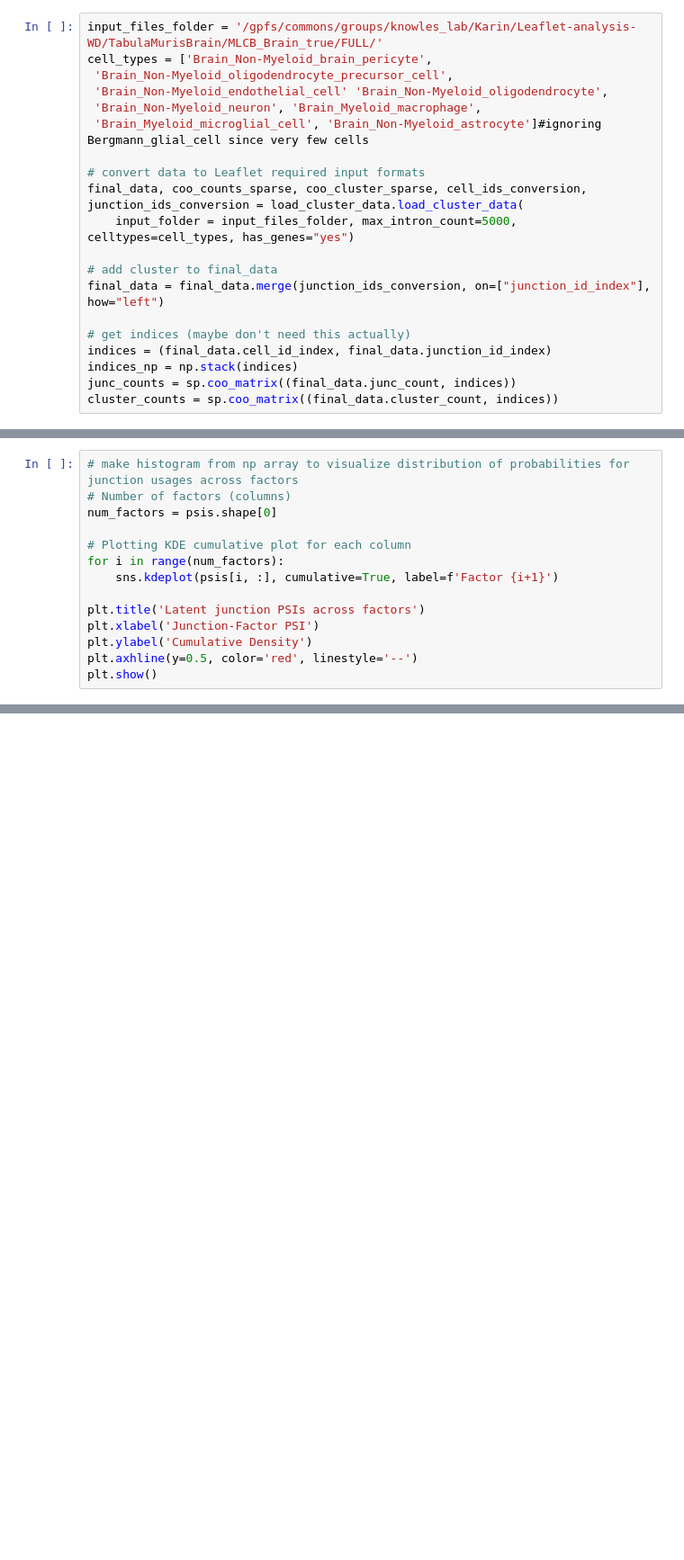
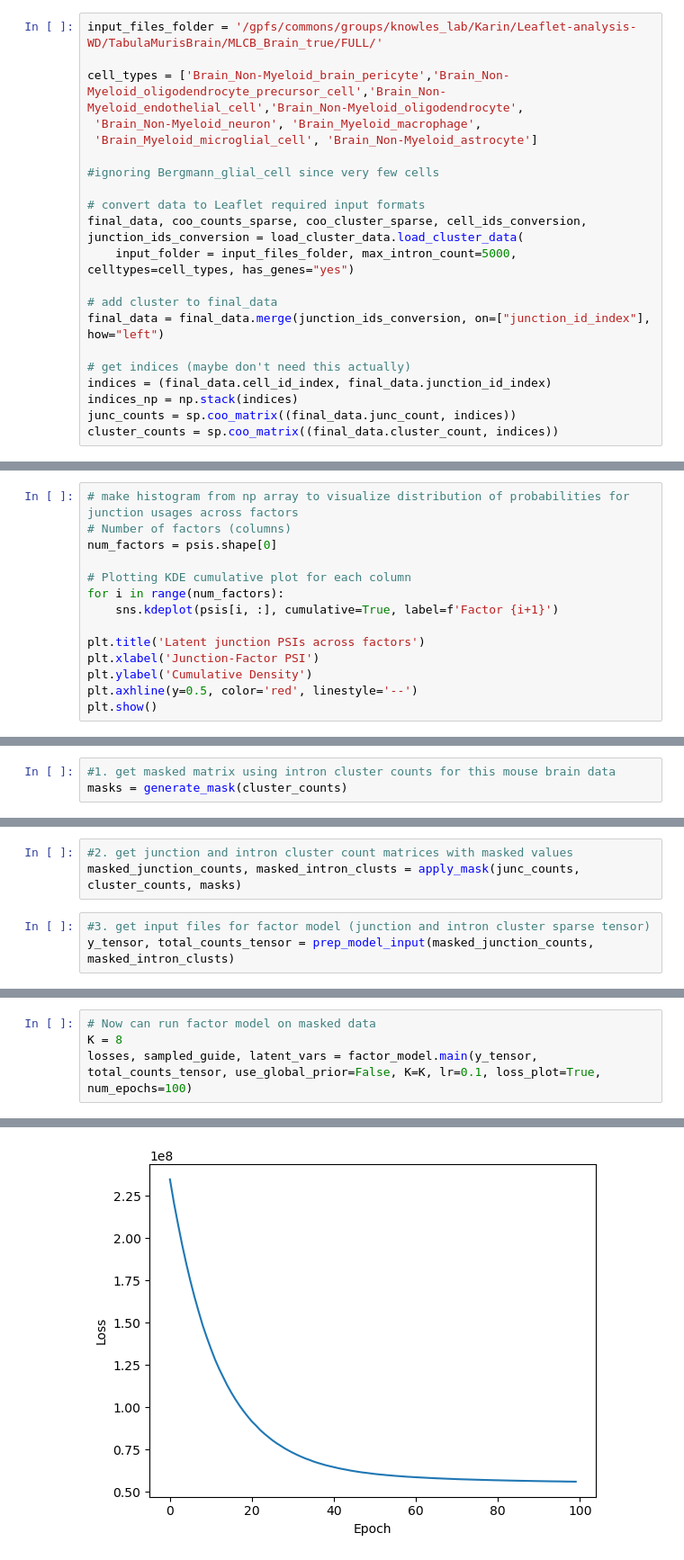
Before and after one commit to daklab/LeafletSC, a Jupyter notebook: notebooks/example_analysis/run_beta-dirichlet-factor_model.ipynb, the cells around one changed output, grey strips where cells are left out. Shown at 90% size. Saved outputs shown, nothing was run; the diff lists cells and outputs as text; blank space fills up the shorter version.

```diff
--- a/notebooks/example_analysis/run_beta-dirichlet-factor_model.ipynb
+++ b/notebooks/example_analysis/run_beta-dirichlet-factor_model.ipynb
@@ -33,11 +33,12 @@ float_type = {
 cpu
 # %%
 input_files_folder = '/gpfs/commons/groups/knowles_lab/Karin/Leaflet-analysis-WD/TabulaMurisBrain/MLCB_Brain_true/FULL/'
-cell_types = ['Brain_Non-Myeloid_brain_pericyte',
- 'Brain_Non-Myeloid_oligodendrocyte_precursor_cell',
- 'Brain_Non-Myeloid_endothelial_cell' 'Brain_Non-Myeloid_oligodendrocyte',
+
+cell_types = ['Brain_Non-Myeloid_brain_pericyte','Brain_Non-Myeloid_oligodendrocyte_precursor_cell','Brain_Non-Myeloid_endothelial_cell','Brain_Non-Myeloid_oligodendrocyte',
  'Brain_Non-Myeloid_neuron', 'Brain_Myeloid_macrophage',
- 'Brain_Myeloid_microglial_cell', 'Brain_Non-Myeloid_astrocyte']#ignoring Bergmann_glial_cell since very few cells
+ 'Brain_Myeloid_microglial_cell', 'Brain_Non-Myeloid_astrocyte']
+
+#ignoring Bergmann_glial_cell since very few cells
 
 # convert data to Leaflet required input formats
 final_data, coo_counts_sparse, coo_cluster_sparse, cell_ids_conversion, junction_ids_conversion = load_cluster_data.load_cluster_data(
@@ -290,0 +285,3 @@ plt.show()
+# %%
+#1. get masked matrix using intron cluster counts for this mouse brain data
+masks = generate_mask(cluster_counts)
@@ -290,0 +291,6 @@ plt.show()
+# %%
+#2. get junction and intron cluster count matrices with masked values
+masked_junction_counts, masked_intron_clusts = apply_mask(junc_counts, cluster_counts, masks)
+# %%
+#3. get input files for factor model (junction and intron cluster sparse tensor)
+y_tensor, total_counts_tensor = prep_model_input(masked_junction_counts, masked_intron_clusts)
@@ -290,0 +311,5 @@ plt.show()
+# %%
+# Now can run factor model on masked data
+K = 8
+losses, sampled_guide, latent_vars = factor_model.main(y_tensor, total_counts_tensor, use_global_prior=False, K=K, lr=0.1, loss_plot=True, num_epochs=100)
+# %% [output]
@@ -290,0 +326 @@ plt.show()
+[figure, added]
```
Also changed, not shown: parts of 36 cells of this notebook, 3 other files.
